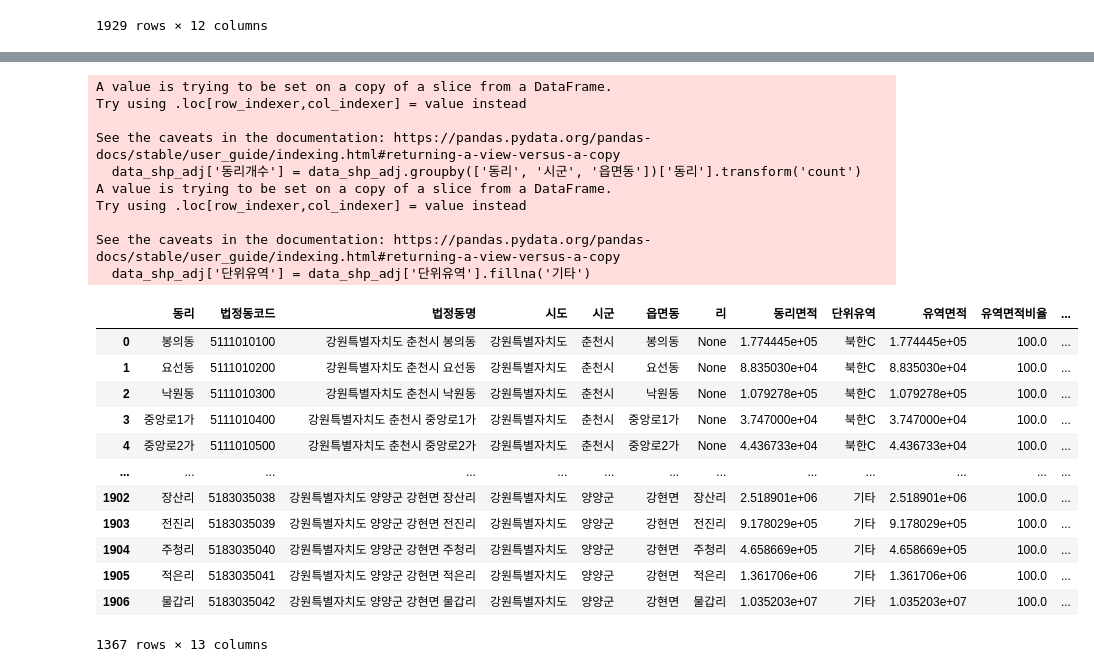
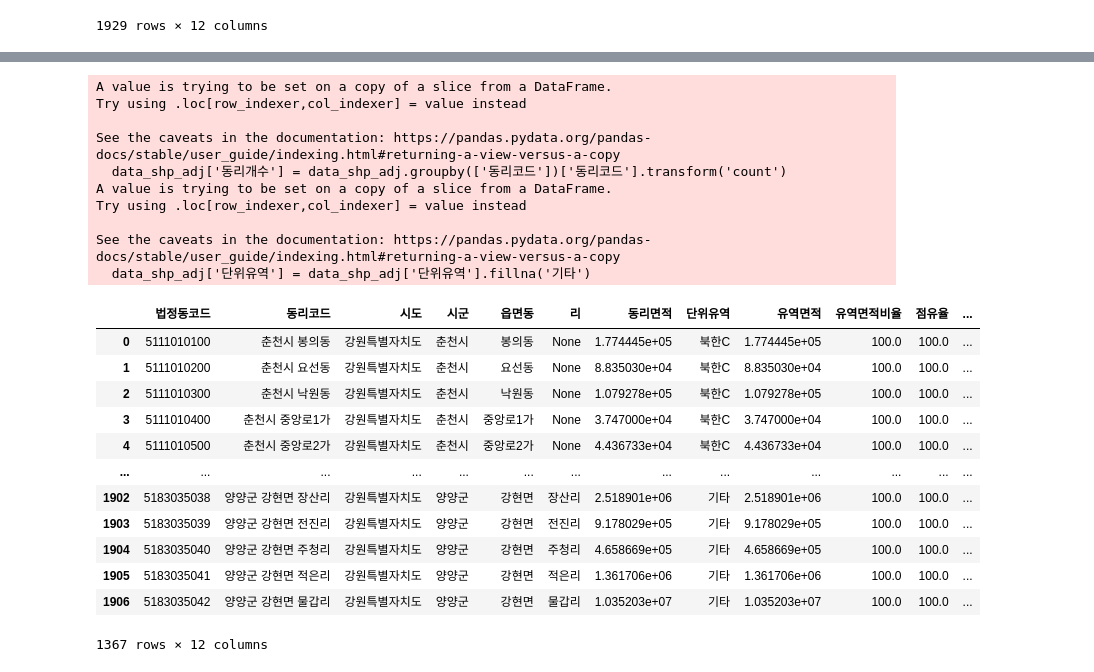
Before and after one commit to cms0416/TMDL, a Jupyter notebook: Script_Python/동리유역면적shp파일정리.ipynb, the cells around one changed output, grey strips where cells are left out. Cells and saved outputs as stored; diff of their text form; code cells hidden in the pictures.

```diff
--- a/Script_Python/동리유역면적shp파일정리.ipynb
+++ b/Script_Python/동리유역면적shp파일정리.ipynb
@@ -8,9 +8,9 @@ import os
 os.environ['GDAL_DATA'] = r'C:\Users\TG\miniconda3\envs\moonsoo1\Library\share\gdal'
 # %%
 # shp 파일 읽기(한글 속성값 때문에 EUC-KR 인코딩 지정)
-data_shp = gpd.read_file('D:/GIS/행정구역/리/동리_유역_병합.shp', encoding='euc-kr')
+data_shp_0 = gpd.read_file('D:/GIS/행정구역/리/동리_유역_병합.shp', encoding='euc-kr')
 
-data_shp
+data_shp_0
 # %% [output]
 |  | DONGLI | 법정동코드 | 법정동명 | 시도 | 시군구 | 읍면동 | 리 | AREA_TOTAL | SW_NAME | AREA_WATER | ... |
 | 0 | 봉의동 | 5111010100 | 강원특별자치도 춘천시 봉의동 | 강원특별자치도 | 춘천시 | 봉의동 | None | 177444.458 | 북한C | 1.774445e+05 | ... |
@@ -27,14 +27,28 @@ data_shp
 1929 rows × 12 columns
 # %%
 # 'geometry' 열 제거
-data_shp = data_shp.drop(columns=['geometry'])
+data_shp = data_shp_0.drop(columns=['DONGLI', '법정동명', 'geometry'])
 
 # 열 이름 변경
-data_shp = data_shp.rename(columns={'DONGLI': '동리', '시군구': '시군', 'AREA_TOTAL': '동리면적', 'SW_NAME': '단위유역', 'AREA_WATER': '유역면적', 'RATIO': '유역면적비율'})
+data_shp = data_shp.rename(columns={'시군구': '시군', 'AREA_TOTAL': '동리면적', 'SW_NAME': '단위유역', 'AREA_WATER': '유역면적', 'RATIO': '유역면적비율'})
 
 # 동리면적, 유역면적, 유역면적비율 필드의 값이 NAN이거나 0인 행 제거
 data_shp = data_shp.dropna(subset=['동리면적', '유역면적', '유역면적비율'])
 data_shp = data_shp[(data_shp['동리면적'] != 0) & (data_shp['유역면적'] != 0) & (data_shp['유역면적비율'] != 0)]
 
+# 시군, 읍면동, 동리 열 값을 조합하여 '동리코드' 열 추가
+data_shp.insert(
+    1,
+    '동리코드',
+    (
+        data_shp['시군'] + ' ' +
+        data_shp['읍면동'] + ' ' +
+        data_shp['리'].fillna('')
+    ).str.strip()
+)
+
+# '법정동코드' 열 속성을 'numeric'으로 변경
+data_shp['법정동코드'] = pd.to_numeric(data_shp['법정동코드'], errors='coerce')
+
 data_shp
 # %% [output]
@@ -59,8 +73,8 @@ data_shp
 # 점유율 열을 추가하고, 유역면적비율 열의 값이 5미만인 경우 0으로 설정, 95 이상인 경우 100으로 설정, 이외의 경우 유역면적비율의 값을 그대로 사용
 data_shp['점유율'] = data_shp['유역면적비율'].apply(lambda x: 0 if x < 5 else (100 if x >= 95 else x))
 
-# 동리개수 열을 추가하고, "동리"와 "시군", "읍면동"열의 값이 동일한 행의 갯수를 세어서 표시
-data_shp['동리개수'] = data_shp.groupby(['동리', '시군', '읍면동'])['동리'].transform('count')
+# 동리개수 열을 추가하고, '동리코드'열의 값이 동일한 행의 갯수를 세어서 표시
+data_shp['동리개수'] = data_shp.groupby(['동리코드'])['동리코드'].transform('count')
 
 data_shp
 # %% [output]
@@ -129,36 +143,39 @@ data_shp_adj
 # %%
 # 점유율이 0인 행을 제거
 data_shp_adj = data_shp_adj[data_shp_adj['점유율'] != 0]
 # 점유율이 0인 행을 제거한 후, 다시 동리개수 열 계산
-data_shp_adj['동리개수'] = data_shp_adj.groupby(['동리', '시군', '읍면동'])['동리'].transform('count')
+data_shp_adj['동리개수'] = data_shp_adj.groupby(['동리코드'])['동리코드'].transform('count')
 
 # 단위유역 열의 값이 결측인 경우 값을 "기타"로 설정
 data_shp_adj['단위유역'] = data_shp_adj['단위유역'].fillna('기타')
 
+# '법정동코드' 열을 기준으로 오름차순 정렬
+data_shp_adj = data_shp_adj.sort_values(by='법정동코드')
+
 data_shp_adj
 # %% [output]
 A value is trying to be set on a copy of a slice from a DataFrame.
 Try using .loc[row_indexer,col_indexer] = value instead
 
 See the caveats in the documentation: https://pandas.pydata.org/pandas-docs/stable/user_guide/indexing.html#returning-a-view-versus-a-copy
-  data_shp_adj['동리개수'] = data_shp_adj.groupby(['동리', '시군', '읍면동'])['동리'].transform('count')
+  data_shp_adj['동리개수'] = data_shp_adj.groupby(['동리코드'])['동리코드'].transform('count')
 A value is trying to be set on a copy of a slice from a DataFrame.
 Try using .loc[row_indexer,col_indexer] = value instead
 
 See the caveats in the documentation: https://pandas.pydata.org/pandas-docs/stable/user_guide/indexing.html#returning-a-view-versus-a-copy
   data_shp_adj['단위유역'] = data_shp_adj['단위유역'].fillna('기타')
-|  | 동리 | 법정동코드 | 법정동명 | 시도 | 시군 | 읍면동 | 리 | 동리면적 | 단위유역 | 유역면적 | 유역면적비율 | ... |
-| 0 | 봉의동 | 5111010100 | 강원특별자치도 춘천시 봉의동 | 강원특별자치도 | 춘천시 | 봉의동 | None | 1.774445e+05 | 북한C | 1.774445e+05 | 100.0 | ... |
-| 1 | 요선동 | 5111010200 | 강원특별자치도 춘천시 요선동 | 강원특별자치도 | 춘천시 | 요선동 | None | 8.835030e+04 | 북한C | 8.835030e+04 | 100.0 | ... |
-| 2 | 낙원동 | 5111010300 | 강원특별자치도 춘천시 낙원동 | 강원특별자치도 | 춘천시 | 낙원동 | None | 1.079278e+05 | 북한C | 1.079278e+05 | 100.0 | ... |
-| 3 | 중앙로1가 | 5111010400 | 강원특별자치도 춘천시 중앙로1가 | 강원특별자치도 | 춘천시 | 중앙로1가 | None | 3.747000e+04 | 북한C | 3.747000e+04 | 100.0 | ... |
-| 4 | 중앙로2가 | 5111010500 | 강원특별자치도 춘천시 중앙로2가 | 강원특별자치도 | 춘천시 | 중앙로2가 | None | 4.436733e+04 | 북한C | 4.436733e+04 | 100.0 | ... |
+|  | 법정동코드 | 동리코드 | 시도 | 시군 | 읍면동 | 리 | 동리면적 | 단위유역 | 유역면적 | 유역면적비율 | 점유율 | ... |
+| 0 | 5111010100 | 춘천시 봉의동 | 강원특별자치도 | 춘천시 | 봉의동 | None | 1.774445e+05 | 북한C | 1.774445e+05 | 100.0 | 100.0 | ... |
+| 1 | 5111010200 | 춘천시 요선동 | 강원특별자치도 | 춘천시 | 요선동 | None | 8.835030e+04 | 북한C | 8.835030e+04 | 100.0 | 100.0 | ... |
+| 2 | 5111010300 | 춘천시 낙원동 | 강원특별자치도 | 춘천시 | 낙원동 | None | 1.079278e+05 | 북한C | 1.079278e+05 | 100.0 | 100.0 | ... |
+| 3 | 5111010400 | 춘천시 중앙로1가 | 강원특별자치도 | 춘천시 | 중앙로1가 | None | 3.747000e+04 | 북한C | 3.747000e+04 | 100.0 | 100.0 | ... |
+| 4 | 5111010500 | 춘천시 중앙로2가 | 강원특별자치도 | 춘천시 | 중앙로2가 | None | 4.436733e+04 | 북한C | 4.436733e+04 | 100.0 | 100.0 | ... |
 | ... | ... | ... | ... | ... | ... | ... | ... | ... | ... | ... | ... | ... |
-| 1902 | 장산리 | 5183035038 | 강원특별자치도 양양군 강현면 장산리 | 강원특별자치도 | 양양군 | 강현면 | 장산리 | 2.518901e+06 | 기타 | 2.518901e+06 | 100.0 | ... |
-| 1903 | 전진리 | 5183035039 | 강원특별자치도 양양군 강현면 전진리 | 강원특별자치도 | 양양군 | 강현면 | 전진리 | 9.178029e+05 | 기타 | 9.178029e+05 | 100.0 | ... |
-| 1904 | 주청리 | 5183035040 | 강원특별자치도 양양군 강현면 주청리 | 강원특별자치도 | 양양군 | 강현면 | 주청리 | 4.658669e+05 | 기타 | 4.658669e+05 | 100.0 | ... |
-| 1905 | 적은리 | 5183035041 | 강원특별자치도 양양군 강현면 적은리 | 강원특별자치도 | 양양군 | 강현면 | 적은리 | 1.361706e+06 | 기타 | 1.361706e+06 | 100.0 | ... |
-| 1906 | 물갑리 | 5183035042 | 강원특별자치도 양양군 강현면 물갑리 | 강원특별자치도 | 양양군 | 강현면 | 물갑리 | 1.035203e+07 | 기타 | 1.035203e+07 | 100.0 | ... |
+| 1902 | 5183035038 | 양양군 강현면 장산리 | 강원특별자치도 | 양양군 | 강현면 | 장산리 | 2.518901e+06 | 기타 | 2.518901e+06 | 100.0 | 100.0 | ... |
+| 1903 | 5183035039 | 양양군 강현면 전진리 | 강원특별자치도 | 양양군 | 강현면 | 전진리 | 9.178029e+05 | 기타 | 9.178029e+05 | 100.0 | 100.0 | ... |
+| 1904 | 5183035040 | 양양군 강현면 주청리 | 강원특별자치도 | 양양군 | 강현면 | 주청리 | 4.658669e+05 | 기타 | 4.658669e+05 | 100.0 | 100.0 | ... |
+| 1905 | 5183035041 | 양양군 강현면 적은리 | 강원특별자치도 | 양양군 | 강현면 | 적은리 | 1.361706e+06 | 기타 | 1.361706e+06 | 100.0 | 100.0 | ... |
+| 1906 | 5183035042 | 양양군 강현면 물갑리 | 강원특별자치도 | 양양군 | 강현면 | 물갑리 | 1.035203e+07 | 기타 | 1.035203e+07 | 100.0 | 100.0 | ... |
-1367 rows × 13 columns
+1367 rows × 12 columns
 # %%
 # 엑셀 파일로 내보내기
```
Also changed, not shown: parts of 4 cells of this notebook, 6 other files.
